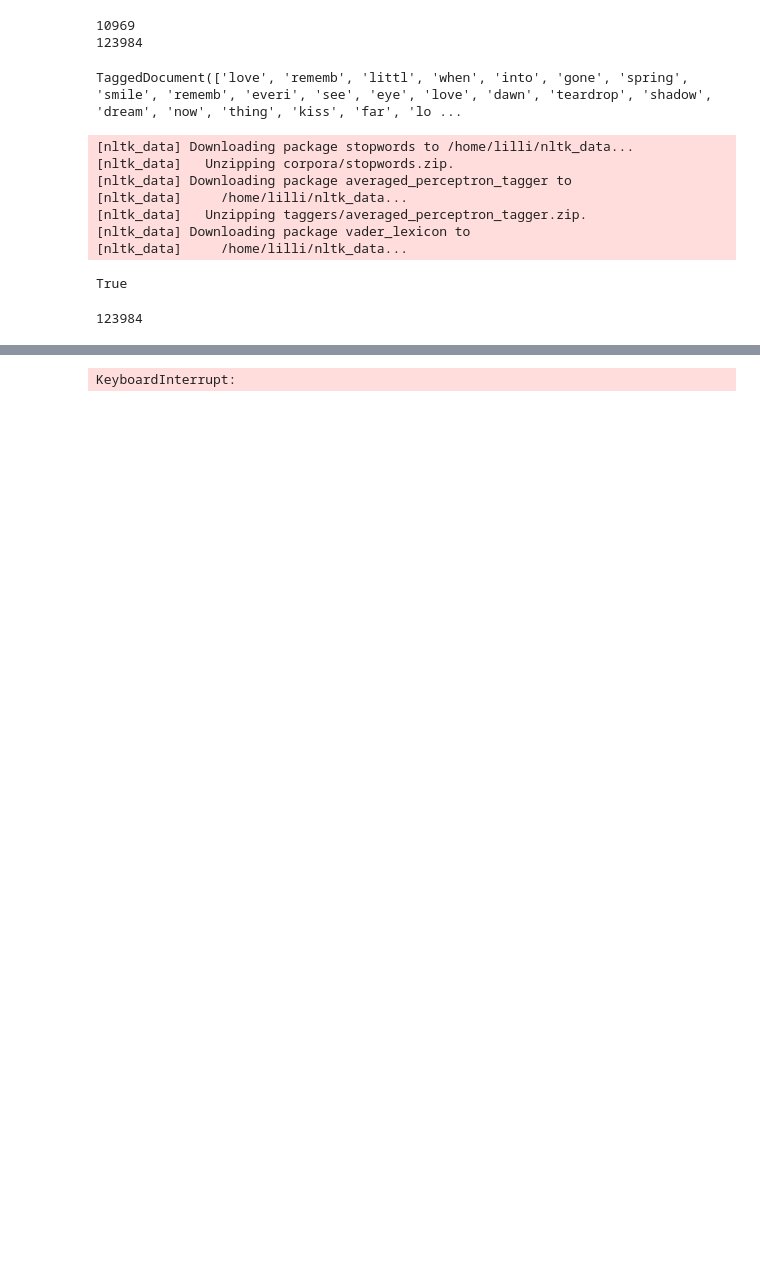
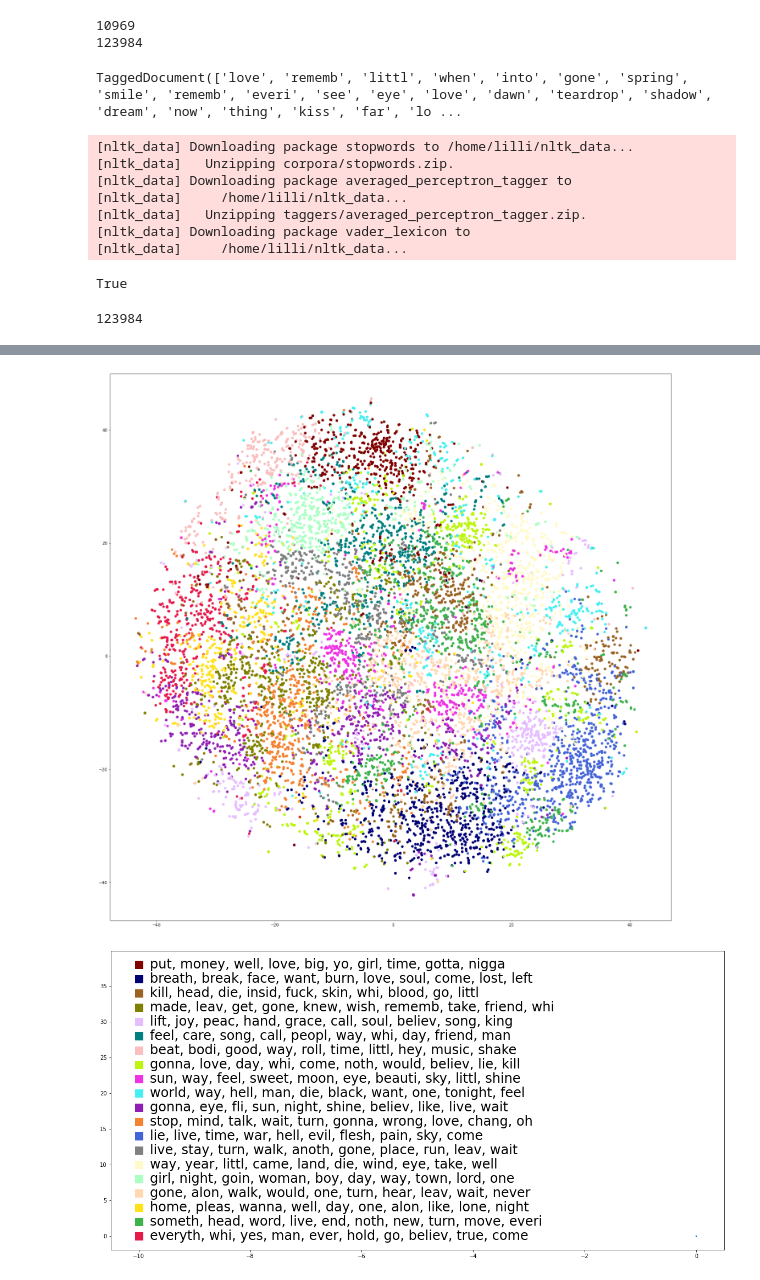
Before and after one commit to lillijo/nlp-musrec-lyrics, a Jupyter notebook: NLTK.ipynb, the cells around one changed output, grey strips where cells are left out. Drawn from its saved outputs; the diff is of its cells as text; code cells hidden in the pictures; blank space fills up the shorter version.

```diff
--- a/NLTK.ipynb
+++ b/NLTK.ipynb
@@ -118,9 +165,16 @@ df_countvect = pd.DataFrame(data= tfidf_x.todense(), index=[i[1][0] for i in doc
 with open("tfidf_df.p","wb") as inf_json:
     pickle.dump(df_countvect,inf_json)
 # %%
-df_countvect = pickle.load( open( "tfidf_df.p", "rb" ) )
+def do_clustering(df, inferred):
+    kmeans_model = KMeans(init='k-means++', n_clusters=20, n_init=10)
+    kmeans_model.fit(np.array(list(inferred.values())))
+    clustering = kmeans_model.labels_
+    # join clusters and tf-idf
+    #del df['cluster']
+    clust_df = pd.DataFrame({'cluster': clustering}, index=[i for i in inferred.keys()])
+    new_df = df.join(clust_df)
+    with open("tfidf_df.p","wb") as inf_json:
+        pickle.dump(new_df,inf_json)
+    return new_df
 
-clust_df = pd.DataFrame({'cluster': clustering}, index=[i for i in inferred_vectors.keys()])
-new_df = df_countvect.join(clust_df)
-with open("tfidf_df.p","wb") as inf_json:
-    pickle.dump(new_df,inf_json)
+#new_df = do_clustering()
@@ -183,4 +248,31 @@ def draw_all(data, clusters, labels, n_clust=20):
 # %%
-tsneData,clusters,labels = compute_all_with_topwords(n_clust=20, length=20000)
+tsne,clusters,c_labels,genres,dict_test, gen_tw = compute_test_with_topwords(
+    X_embedded=None, df_countvect=None,new_clustering=False, new_tsne=False)
-# %% [output]
-KeyboardInterrupt:
+# %%
+colors = ['#e6194b', '#3cb44b', '#ffe119','#ffd8b1', '#aaffc3', '#fffac8', '#808080',
+          '#4363d8', '#f58231', '#911eb4',
+          '#46f0f0', '#f032e6', '#bcf60c', '#fabebe', '#008080', '#e6beff', '#808000',
+          '#9a6324', '#000075', '#800000',  ]
+
+
+def draw_scatter(data, cs, n_clust=20):
+    plt.figure(figsize=(25, 25))
+    plt.scatter([i[0] for i in data],[i[1] for i in data], color=[colors[i] for i in cs], s=30)
+
+def draw_legend(labels, n_clust=20):
+    plt.figure(figsize=(20, 10))
+    plt.scatter([-10 for i in range(n_clust)],[i*2 for i in range(n_clust)], color=[colors[i] for i in list(range(0,n_clust))], cmap='tab20', s=200, marker="s")
+    plt.scatter([0],[0],c=[0], cmap='tab20', s=5, marker="s")
+    for i in list(range(0,n_clust)):
+        txt = labels[i] if isinstance(labels[i], str) else ', '.join(list(labels[i].keys().to_numpy()))
+        plt.annotate(txt, (-9.8,  i*2),fontsize=24, va='center')
+#draw_legend(genres)
+# %%
+draw_scatter(tsne, clusters)
+draw_legend(c_labels)
+draw_scatter(tsne, [i['index'] for i in dict_test.values()])
+#genre_l = [' , '.join(list(gen_tw[i].keys().to_numpy())[:-10]) for i in range(len(gen_tw))]
+draw_legend(genres)
+# %% [output]
+[figure, added]
+[figure, added]
```
Also changed, not shown: parts of 17 cells of this notebook, 2 other files.
